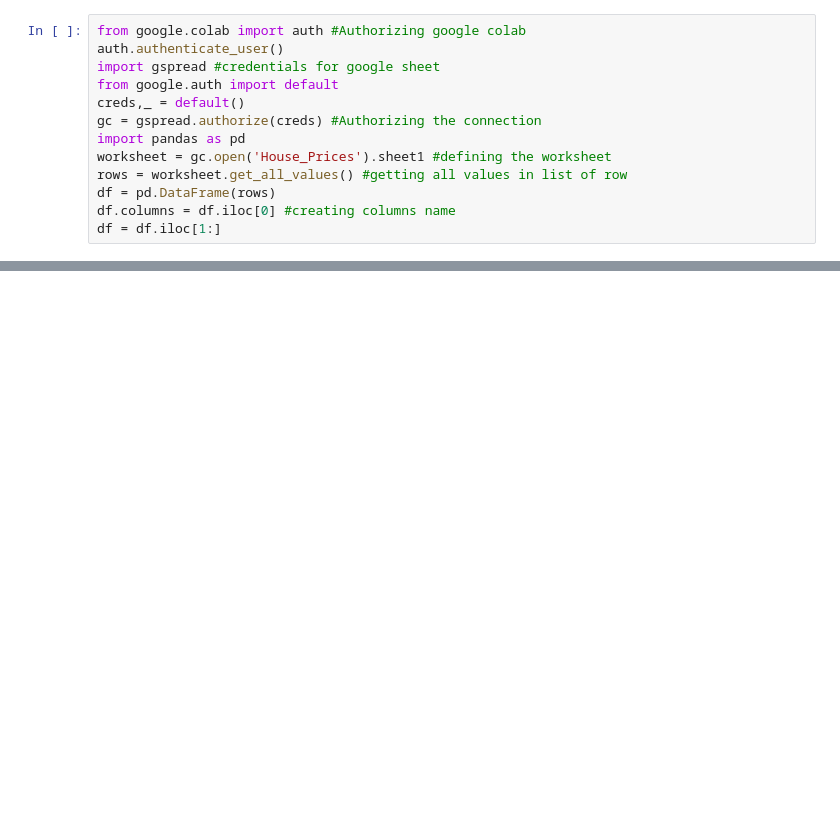
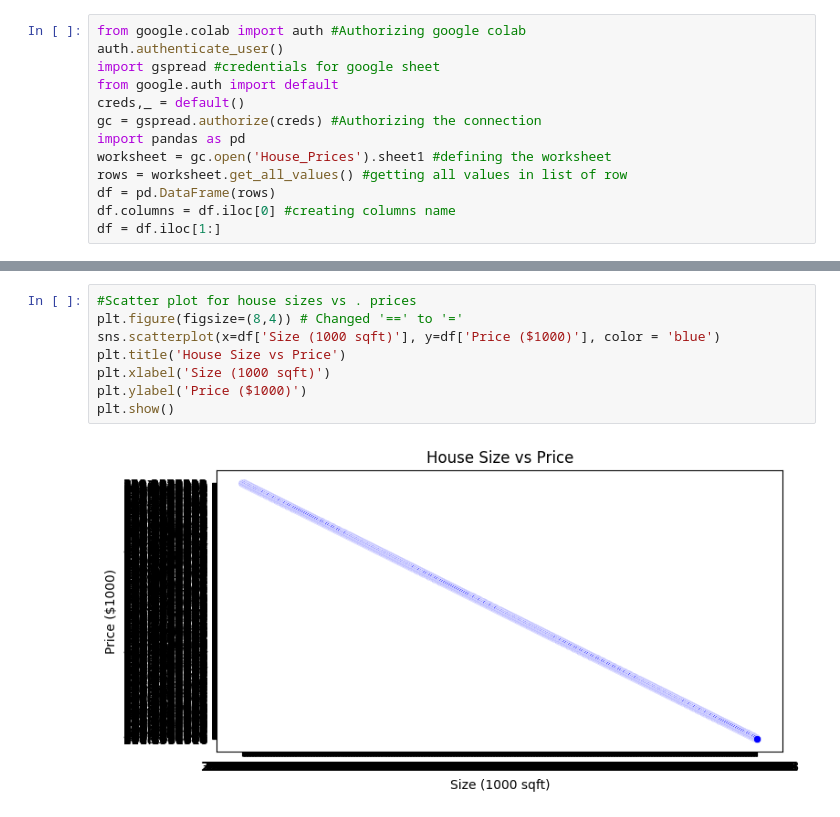
Before and after one commit to stevejj4/Data-Cleaning, a Jupyter notebook: House_price.ipynb, the cells around one changed output, grey strips where cells are left out. Drawn from its saved outputs; the diff is of its cells as text; blank space fills up the shorter version.

```diff
--- a/House_price.ipynb
+++ b/House_price.ipynb
@@ -24,0 +44,10 @@ df.head()
+# %%
+#Scatter plot for house sizes vs . prices
+plt.figure(figsize=(8,4)) # Changed '==' to '='
+sns.scatterplot(x=df['Size (1000 sqft)'], y=df['Price ($1000)'], color = 'blue')
+plt.title('House Size vs Price')
+plt.xlabel('Size (1000 sqft)')
+plt.ylabel('Price ($1000)')
+plt.show()
+# %% [output]
+[figure, added]
```
Also changed, not shown: parts of 7 cells of this notebook.
